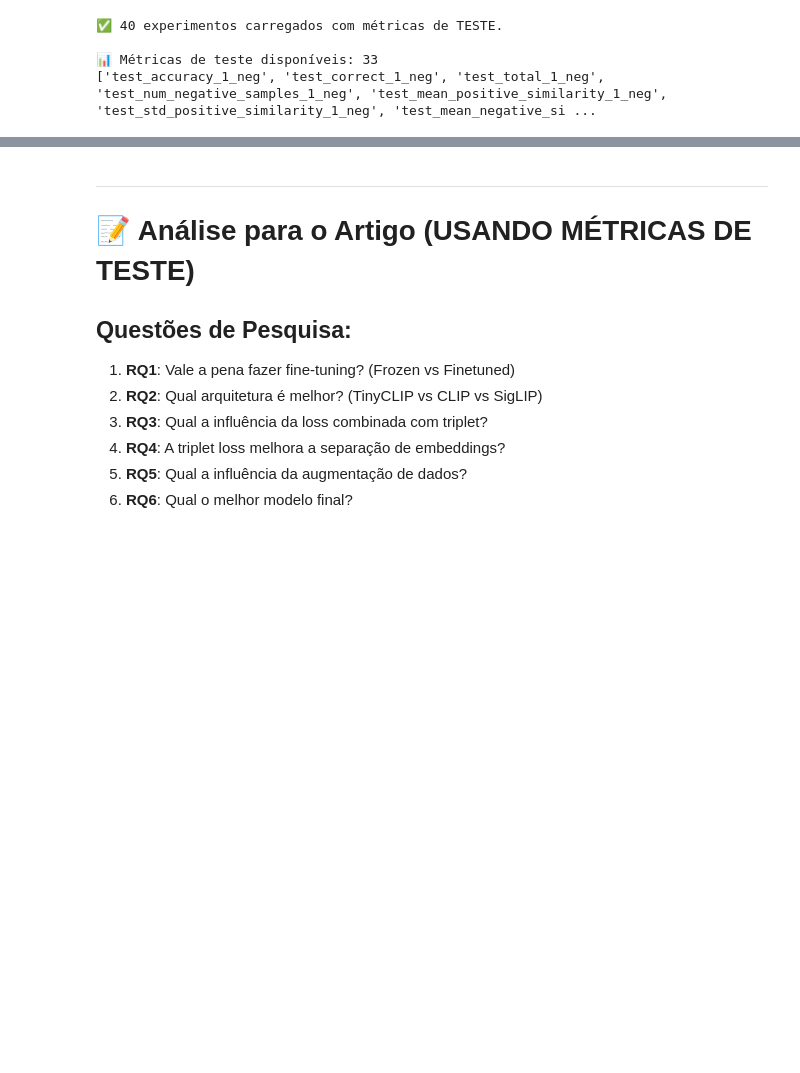
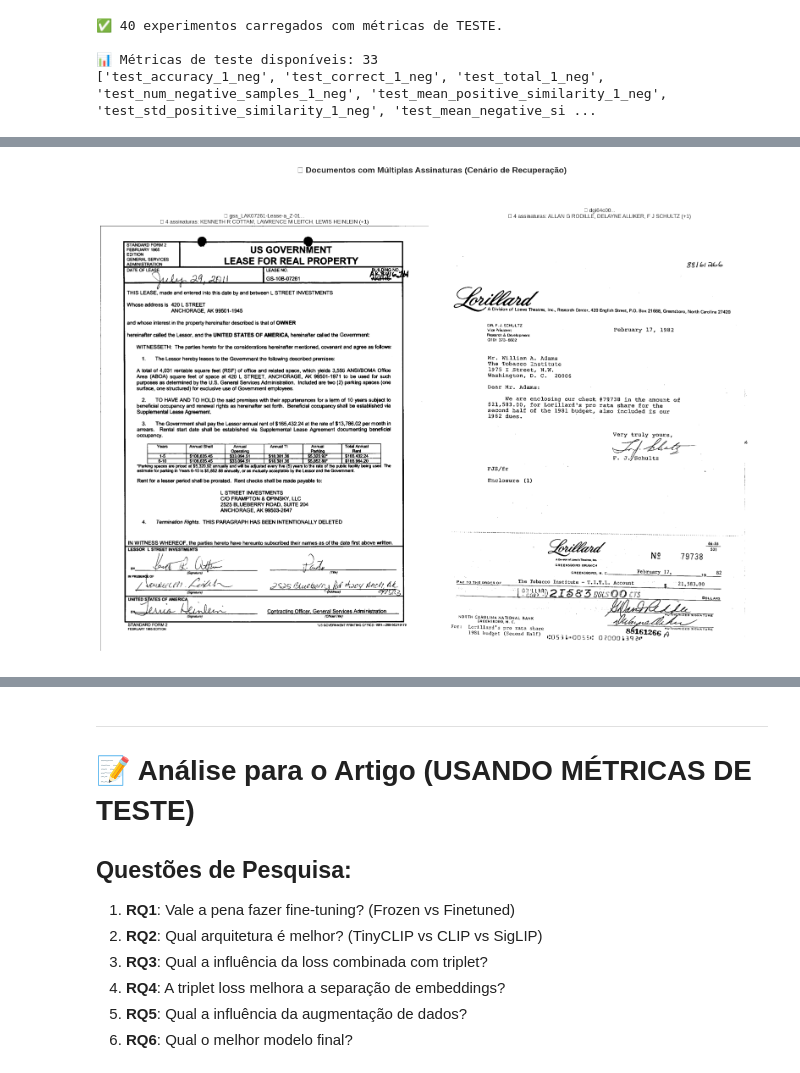
Before and after one commit to luflopes/SignAlign, a Jupyter notebook: notebooks/analysis_test.ipynb, the cells around one changed output, grey strips where cells are left out. Cells and saved outputs as stored; diff of their text form; code cells hidden in the pictures; blank space fills up the shorter version.

```diff
--- a/notebooks/analysis_test.ipynb
+++ b/notebooks/analysis_test.ipynb
@@ -188,0 +287,96 @@ display(df_experiments[available_cols].head(15))
+# %%
+# Exibir documentos com múltiplas assinaturas
+def display_multi_signature_documents(df, images_base_path, n_docs=4, figsize=(16, 12)):
+    """
+    Exibe documentos que contêm múltiplas assinaturas.
+
+    Args:
+        df: DataFrame com colunas document, human_name, image_path
+        images_base_path: Caminho base para as imagens
+        n_docs: Número de documentos a exibir
+        figsize: Tamanho da figura
+    """
+    # Filtrar assinaturas identificadas
+    df_known = df[df['human_name'] != 'UNKNOWN'].copy()
+
+    # Contar assinaturas únicas por documento
+    doc_sig_counts = df_known.groupby('document')['human_name'].nunique().sort_values(ascending=False)
+
+    # Selecionar documentos com múltiplas assinaturas (2-4 para melhor visualização)
+    multi_sig_docs = doc_sig_counts[(doc_sig_counts >= 2) & (doc_sig_counts <= 4)]
+    selected_docs = multi_sig_docs.head(n_docs).index.tolist()
+
+    print(f"📊 Documentos com múltiplas assinaturas: {len(multi_sig_docs)}")
+    print(f"   Selecionados para exibição: {n_docs}")
+
+    # Criar figura
+    fig, axes = plt.subplots(1, 2, figsize=figsize)
+    axes = axes.flatten()
+
+    documents_path = images_base_path / "documents"
+
+    for idx, doc_name in enumerate(selected_docs):
+        if idx >= len(axes):
+            break
+
+        ax = axes[idx]
+
+        # Tentar carregar imagem do documento
+        doc_img_path = documents_path / f"{doc_name}.png"
+
+        if doc_img_path.exists():
+            try:
+                doc_img = Image.open(doc_img_path).convert('RGB')
+                ax.imshow(doc_img)
+
+                # Obter nomes dos signatários
+                signers = df_known[df_known['document'] == doc_name]['human_name'].unique()
+                signer_list = ', '.join(signers[:3])
+                if len(signers) > 3:
+                    signer_list += f' (+{len(signers)-3})'
+
+                ax.set_title(f"📄 {doc_name[:30]}...\n👥 {len(signers)} assinaturas: {signer_list}",
+                           fontsize=9, wrap=True)
+            except Exception as e:
+                ax.text(0.5, 0.5, f'Erro: {str(e)[:40]}', ha='center', va='center')
+        else:
+            # Mostrar as assinaturas individuais se não tiver o documento
+            doc_sigs = df_known[df_known['document'] == doc_name]
+            n_sigs = len(doc_sigs)
+
+            # Criar subgrid para assinaturas
+            ax.text(0.5, 0.9, f"📄 {doc_name[:25]}...\n({n_sigs} assinaturas)",
+                   ha='center', va='top', fontsize=10, transform=ax.transAxes)
+
+            signers = doc_sigs['human_name'].unique()
+            signer_text = '\n'.join([f"• {s}" for s in signers[:5]])
+            ax.text(0.5, 0.5, signer_text, ha='center', va='center', fontsize=8,
+                   transform=ax.transAxes)
+
+        ax.axis('off')
+
+    # Esconder eixos não utilizados
+    for idx in range(len(selected_docs), len(axes)):
+        axes[idx].axis('off')
+
+    plt.suptitle('📑 Documentos com Múltiplas Assinaturas (Cenário de Recuperação)',
+                fontsize=14, fontweight='bold', y=1.02)
+    plt.tight_layout()
+
+    # Salvar
+    plt.savefig('article_outputs/img_dataset/multi_signature_documents.png', dpi=150, bbox_inches='tight')
+    plt.show()
+
+    # Estatísticas de documentos
+    print("\n📊 Distribuição de assinaturas por documento:")
+    for n_sigs in range(1, 6):
+        count = (doc_sig_counts == n_sigs).sum()
+        if count > 0:
+            print(f"   {n_sigs} assinatura(s): {count} documentos")
+    count_more = (doc_sig_counts > 5).sum()
+    if count_more > 0:
+        print(f"   >5 assinaturas: {count_more} documentos")
+
+# Exibir documentos
+display_multi_signature_documents(df_full_dataset, images_base_path, n_docs=4)
+# %% [output]
@@ -188,0 +385 @@ display(df_experiments[available_cols].head(15))
+[figure, added]
```
Also changed, not shown: parts of 28 cells of this notebook, 3 other files.
